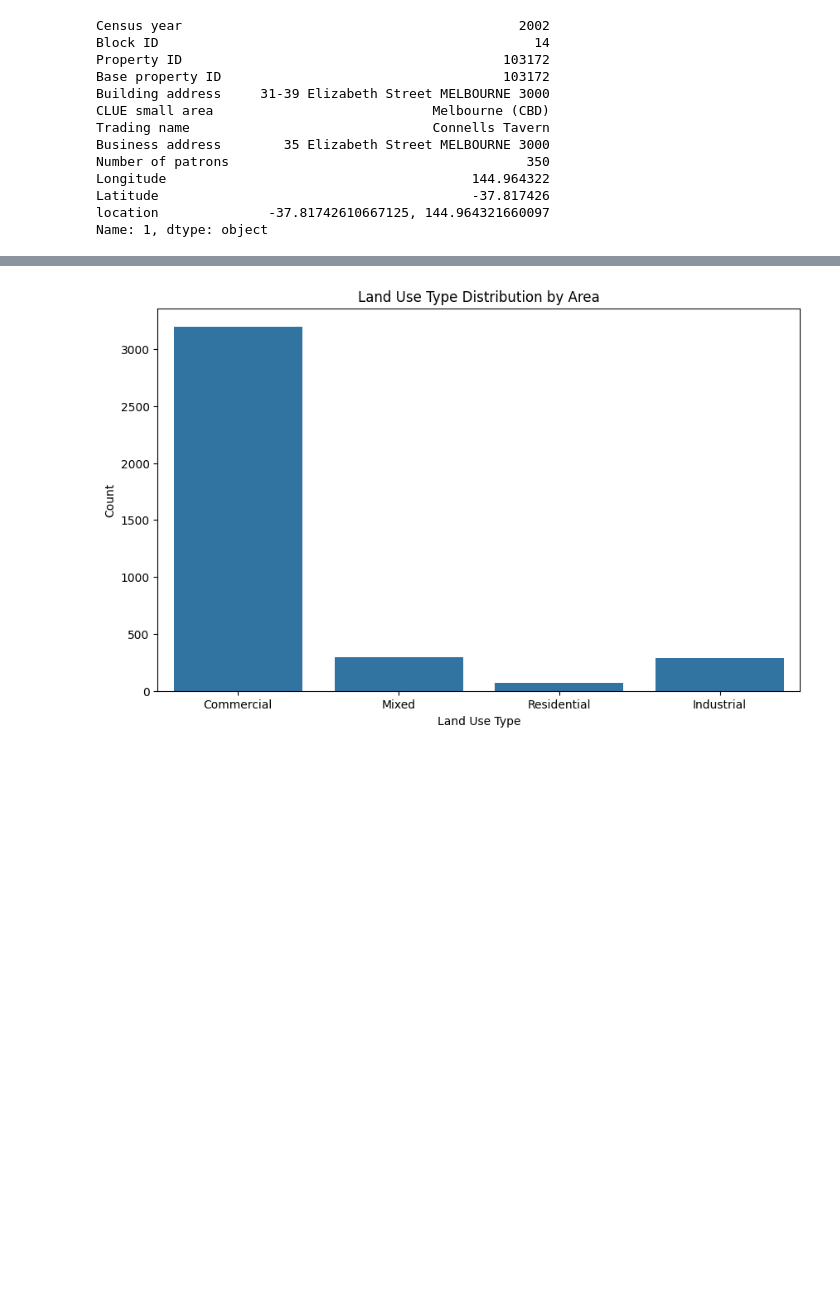
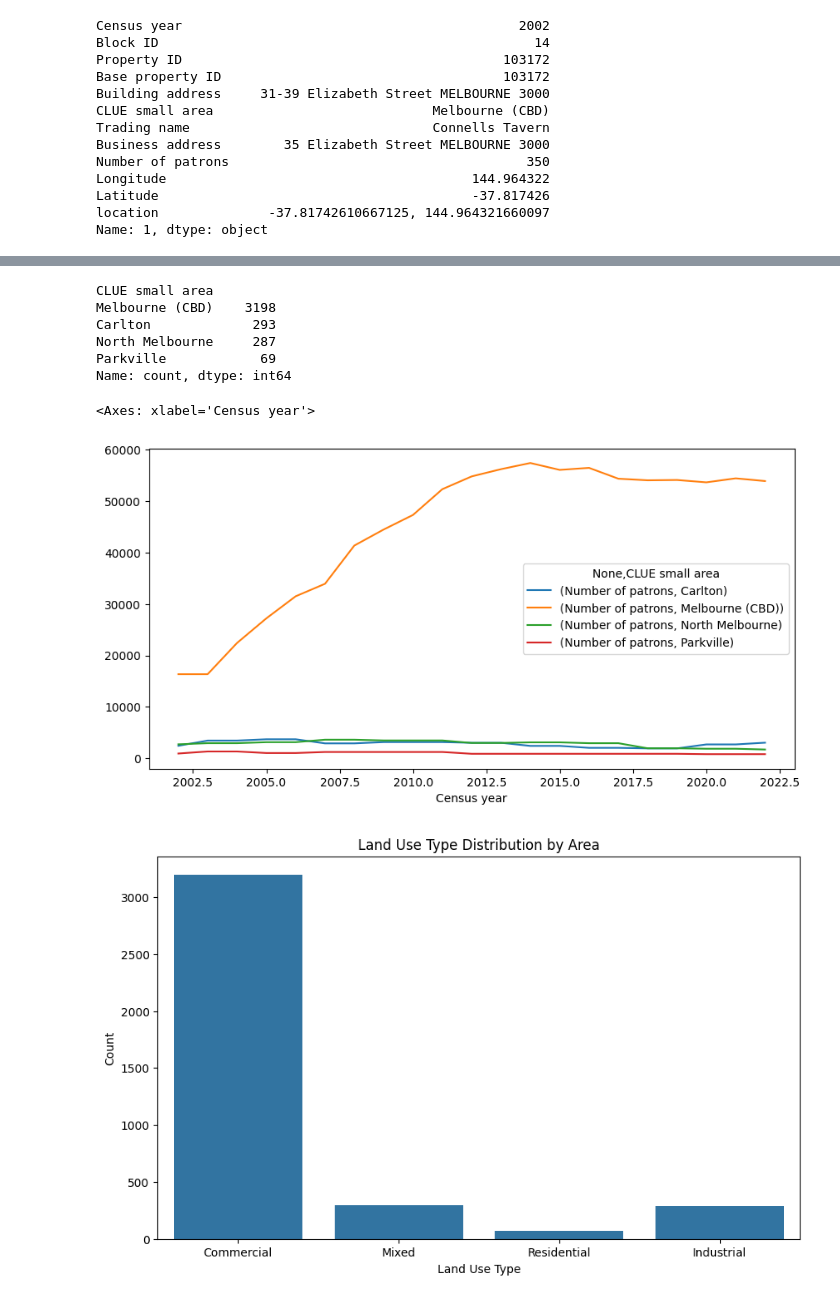
Before and after one commit to 79Stellaa/star_data, a Jupyter notebook: my data final.ipynb, the cells around one changed output, grey strips where cells are left out. Cells and saved outputs as stored; diff of their text form; code cells hidden in the pictures; blank space fills up the shorter version.

```diff
--- a/my data final.ipynb
+++ b/my data final.ipynb
@@ -65,8 +65,6 @@ Longitude                                       144.964322
 Latitude                                        -37.817426
 location              -37.81742610667125, 144.964321660097
 Name: 1, dtype: object
-# %%
-pub_data['Type'] = pub_data['Trading name'].apply(lambda x: 'Pub' if 'Pub' in x else 'Hotel' if 'Hotel' in x else 'Other')
 # %%
 land_use_data = {
     'CLUE small area': ['Melbourne (CBD)', 'Carlton', 'Parkville', 'North Melbourne'],
@@ -79,3 +86,17 @@ merged_data = pd.merge(pub_data, land_use_df, on='CLUE small area')
+# %%
+merged_data["CLUE small area"].value_counts()
+# %% [output]
+CLUE small area
+Melbourne (CBD)    3198
+Carlton             293
+North Melbourne     287
+Parkville            69
+Name: count, dtype: int64
+# %%
+merged_data[["Census year", "CLUE small area", "Number of patrons"]].groupby(["Census year", "CLUE small area"]).sum().unstack().plot()
+# %% [output]
+<Axes: xlabel='Census year'>
+[figure, added]
 # %%
 plt.figure(figsize=(10, 6))
 sns.countplot(x='Land use type', data=merged_data)
```
Also changed, not shown: parts of 1 cell of this notebook, 1 other file.
